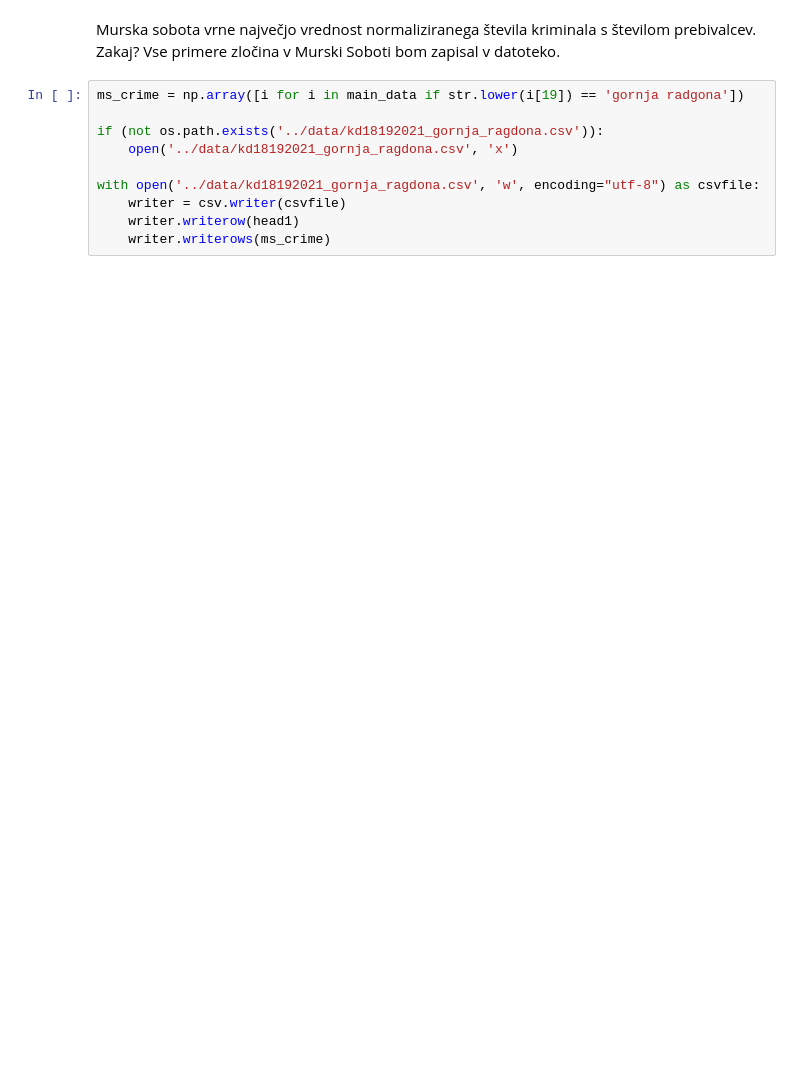
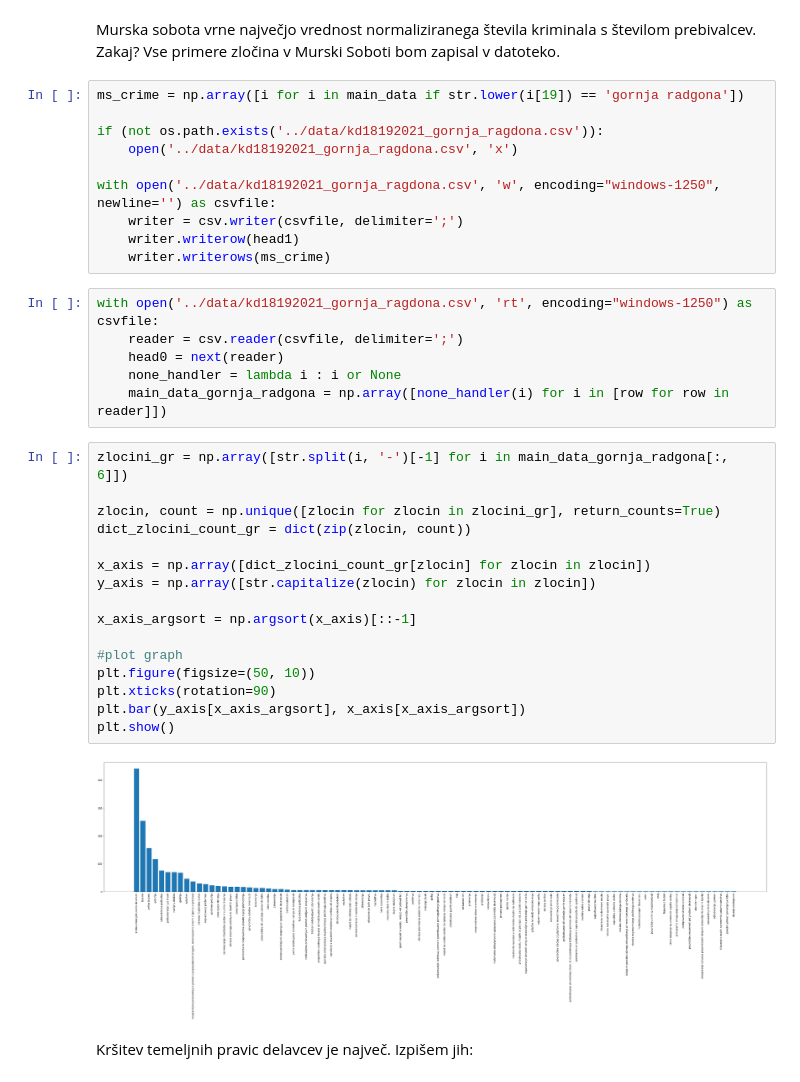
Before and after one commit to zrezke/PR21mlfjis, a Jupyter notebook: data_processing/ml_varnost_posameznih_obcin.ipynb, the cells around one changed output. Cells and saved outputs as stored; diff of their text form; blank space fills up the shorter version.

```diff
--- a/data_processing/ml_varnost_posameznih_obcin.ipynb
+++ b/data_processing/ml_varnost_posameznih_obcin.ipynb
@@ -158,7 +158,33 @@ ms_crime = np.array([i for i in main_data if str.lower(i[19]) == 'gornja radgona
 if (not os.path.exists('../data/kd18192021_gornja_ragdona.csv')):
     open('../data/kd18192021_gornja_ragdona.csv', 'x')
 
-with open('../data/kd18192021_gornja_ragdona.csv', 'w', encoding="utf-8") as csvfile:
-    writer = csv.writer(csvfile)
+with open('../data/kd18192021_gornja_ragdona.csv', 'w', encoding="windows-1250", newline='') as csvfile:
+    writer = csv.writer(csvfile, delimiter=';')
     writer.writerow(head1)
     writer.writerows(ms_crime)
+# %%
+with open('../data/kd18192021_gornja_ragdona.csv', 'rt', encoding="windows-1250") as csvfile:
+    reader = csv.reader(csvfile, delimiter=';')
+    head0 = next(reader)
+    none_handler = lambda i : i or None
+    main_data_gornja_radgona = np.array([none_handler(i) for i in [row for row in reader]])
+# %%
+zlocini_gr = np.array([str.split(i, '-')[-1] for i in main_data_gornja_radgona[:, 6]])
+
+zlocin, count = np.unique([zlocin for zlocin in zlocini_gr], return_counts=True)
+dict_zlocini_count_gr = dict(zip(zlocin, count))
+
+x_axis = np.array([dict_zlocini_count_gr[zlocin] for zlocin in zlocin])
+y_axis = np.array([str.capitalize(zlocin) for zlocin in zlocin])
+
+x_axis_argsort = np.argsort(x_axis)[::-1]
+
+#plot graph
+plt.figure(figsize=(50, 10))
+plt.xticks(rotation=90)
+plt.bar(y_axis[x_axis_argsort], x_axis[x_axis_argsort])
+plt.show()
+# %% [output]
+[figure, added]
+# %% [markdown]
+Kršitev temeljnih pravic delavcev je največ. Izpišem jih:
```
Also changed, not shown: parts of 8 cells of this notebook, 2 other files.
